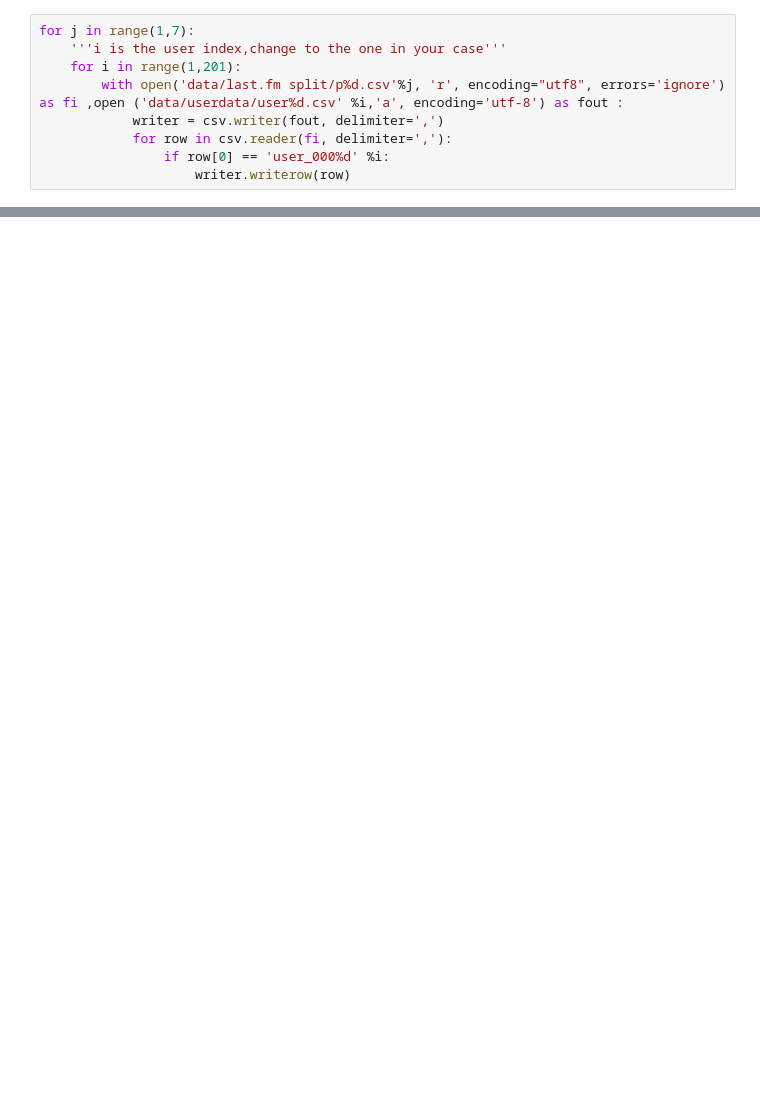
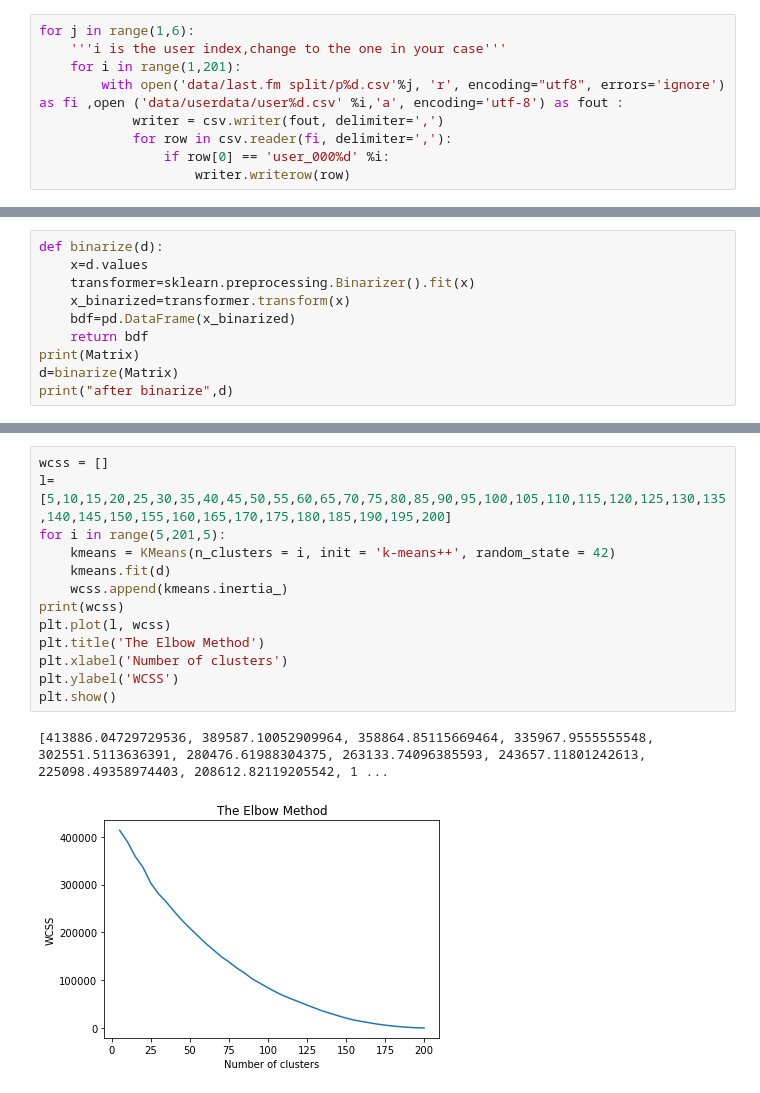
Before and after one commit to EshwarCVS/Music-Recommendation-System, a Jupyter notebook: baseline.ipynb, the cells around one changed output, grey strips where cells are left out. Drawn from its saved outputs; the diff is of its cells as text; blank space fills up the shorter version.

```diff
--- a/baseline.ipynb
+++ b/baseline.ipynb
@@ -15,5 +41,5 @@ for i in range(1,7):
 # %%
-for j in range(1,7):
+for j in range(1,6):
     '''i is the user index,change to the one in your case'''
     for i in range(1,201):
         with open('data/last.fm split/p%d.csv'%j, 'r', encoding="utf8", errors='ignore') as fi ,open ('data/userdata/user%d.csv' %i,'a', encoding='utf-8') as fout :
@@ -25,0 +101,10 @@ KeyboardInterrupt:
+# %%
+def binarize(d):
+    x=d.values
+    transformer=sklearn.preprocessing.Binarizer().fit(x)
+    x_binarized=transformer.transform(x)
+    bdf=pd.DataFrame(x_binarized)
+    return bdf
+print(Matrix)
+d=binarize(Matrix)
+print("after binarize",d)
@@ -25,0 +129,16 @@ KeyboardInterrupt:
+# %%
+wcss = []
+l=[5,10,15,20,25,30,35,40,45,50,55,60,65,70,75,80,85,90,95,100,105,110,115,120,125,130,135,140,145,150,155,160,165,170,175,180,185,190,195,200]
+for i in range(5,201,5):
+    kmeans = KMeans(n_clusters = i, init = 'k-means++', random_state = 42)
+    kmeans.fit(d)
+    wcss.append(kmeans.inertia_)
+print(wcss)
+plt.plot(l, wcss)
+plt.title('The Elbow Method')
+plt.xlabel('Number of clusters')
+plt.ylabel('WCSS')
+plt.show()
+# %% [output]
+[413886.04729729536, 389587.10052909964, 358864.85115669464, 335967.9555555548, 302551.5113636391, 280476.61988304375, 263133.74096385593, 243657.11801242613, 225098.49358974403, 208612.82119205542, 1 ...
+[figure, added]
```
Also changed, not shown: parts of 13 cells of this notebook, 5 other files.
